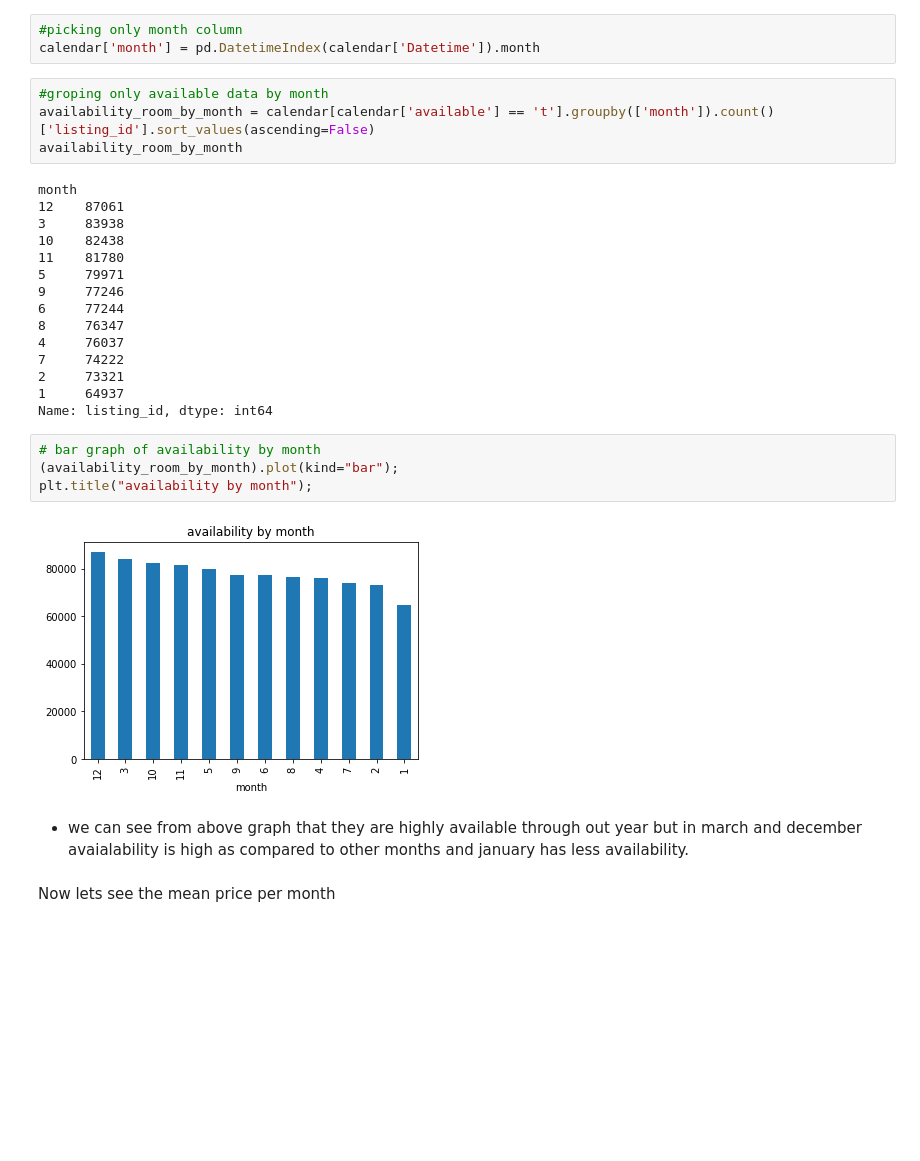
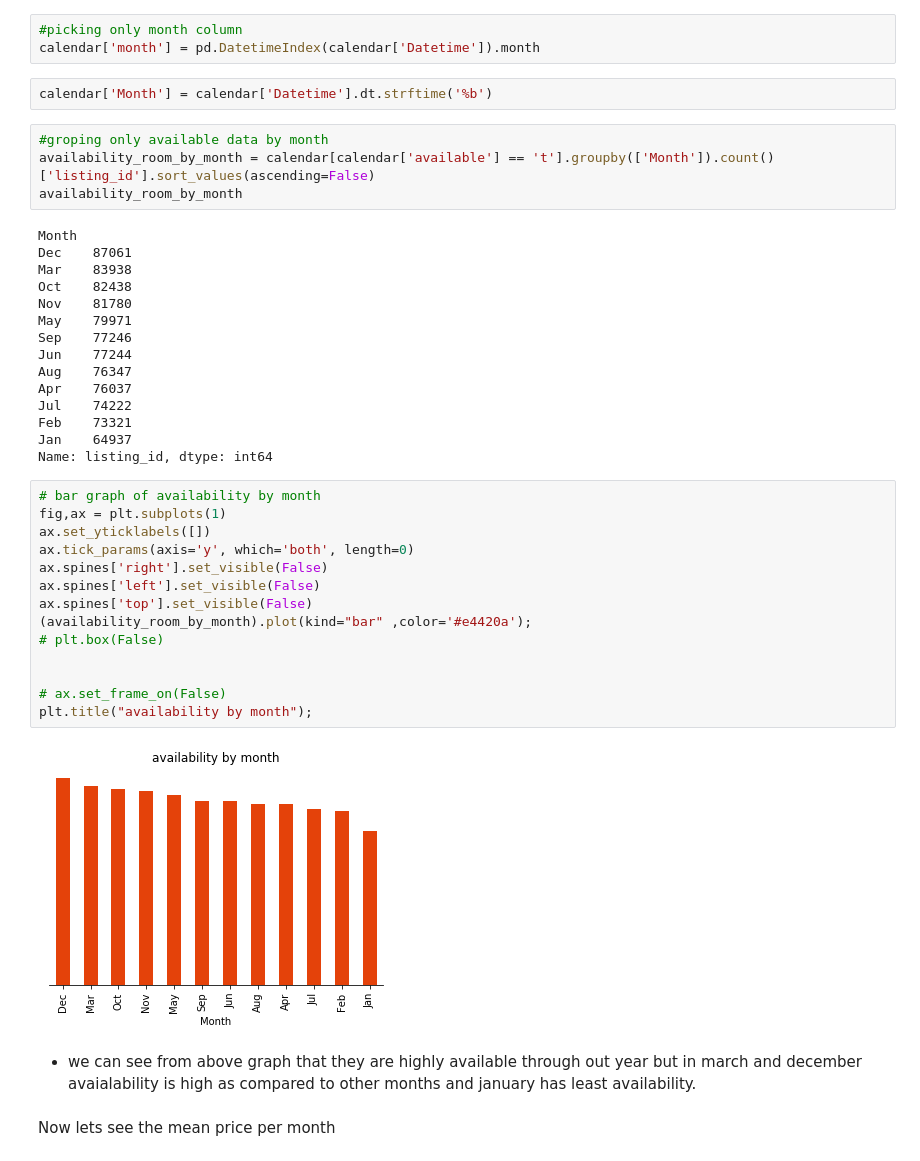
Before and after one commit to raziakhalidbutt/Seatle-Airbnb-CRISP-Udacity-project, a Jupyter notebook: Seattle_airbnb_CRISP_project.ipynb, the cells around one changed output. Cells and saved outputs as stored; diff of their text form; blank space fills up the shorter version.

```diff
--- a/Seattle_airbnb_CRISP_project.ipynb
+++ b/Seattle_airbnb_CRISP_project.ipynb
@@ -349,33 +355,45 @@ calendar['Datetime'] = pd.to_datetime(calendar['date'], format="%Y/%m/%d")
 # %%
 #picking only month column
 calendar['month'] = pd.DatetimeIndex(calendar['Datetime']).month
+# %%
+calendar['Month'] = calendar['Datetime'].dt.strftime('%b')
 # %%
 #groping only available data by month
-availability_room_by_month = calendar[calendar['available'] == 't'].groupby(['month']).count()['listing_id'].sort_values(ascending=False)
+availability_room_by_month = calendar[calendar['available'] == 't'].groupby(['Month']).count()['listing_id'].sort_values(ascending=False)
 availability_room_by_month
 # %% [output]
-month
-12    87061
-3     83938
-10    82438
-11    81780
-5     79971
-9     77246
-6     77244
-8     76347
-4     76037
-7     74222
-2     73321
-1     64937
+Month
+Dec    87061
+Mar    83938
+Oct    82438
+Nov    81780
+May    79971
+Sep    77246
+Jun    77244
+Aug    76347
+Apr    76037
+Jul    74222
+Feb    73321
+Jan    64937
 Name: listing_id, dtype: int64
 # %%
 # bar graph of availability by month
-(availability_room_by_month).plot(kind="bar");
+fig,ax = plt.subplots(1)
+ax.set_yticklabels([])
+ax.tick_params(axis='y', which='both', length=0)
+ax.spines['right'].set_visible(False)
+ax.spines['left'].set_visible(False)
+ax.spines['top'].set_visible(False)
+(availability_room_by_month).plot(kind="bar" ,color='#e4420a');
+# plt.box(False)
+
+
+# ax.set_frame_on(False)
 plt.title("availability by month");
 # %% [output]
-[figure, old version]
+[figure, new version]
 # %% [markdown]
--  we can see from above graph that they are highly available through out year but in march and december avaialability is high as compared to other months and january has less availability.
+-  we can see from above graph that they are highly available through out year but in march and december avaialability is high as compared to other months and january has least availability.
 # %% [markdown]
 Now lets see the mean price per month
 # %%
```
Also changed, not shown: parts of 18 cells of this notebook.
